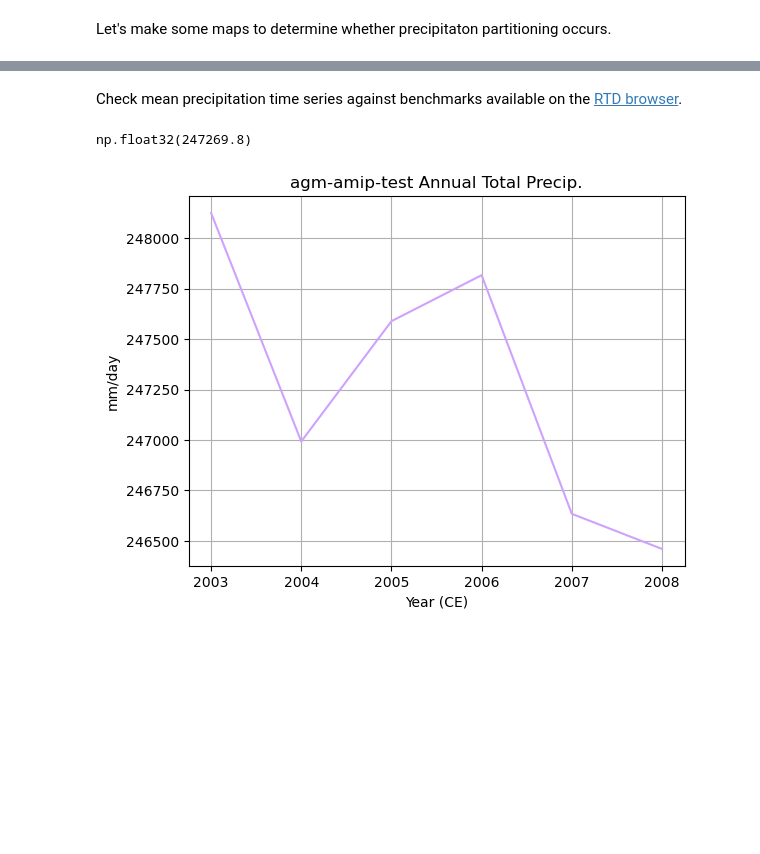
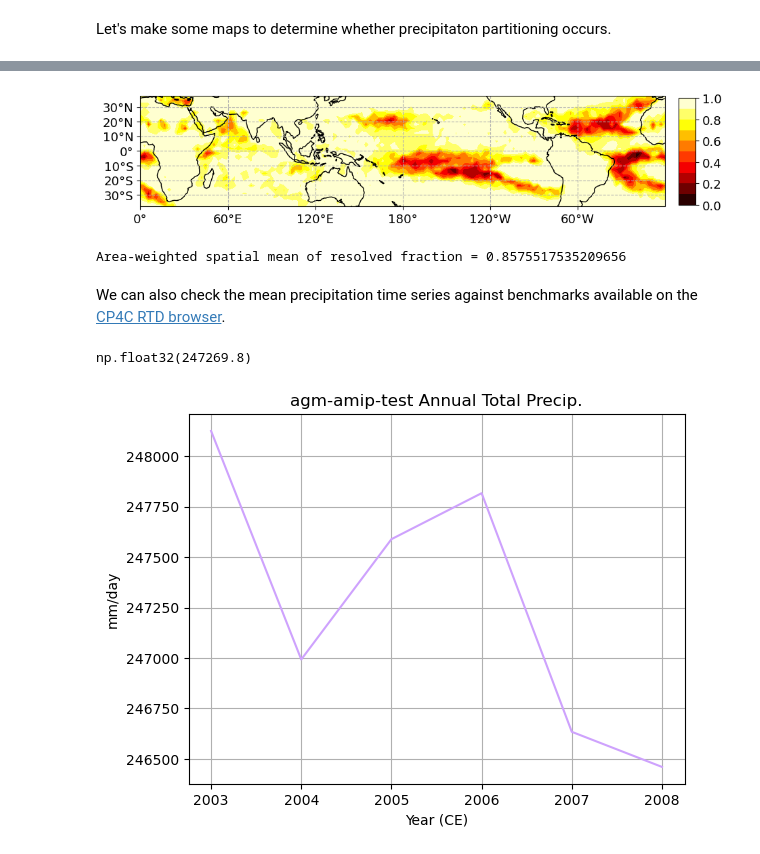
Before and after one commit to ageorgemorgan/epe-analysis, a Jupyter notebook: amip_test_epe.ipynb, the cells around one changed output, grey strips where cells are left out. Cells and saved outputs as stored; diff of their text form; code cells hidden in the pictures; blank space fills up the shorter version.

```diff
--- a/amip_test_epe.ipynb
+++ b/amip_test_epe.ipynb
@@ -206,3 +108,80 @@ Area-weighted spatial mean of resolved fraction = 0.8575066924095154
+# %%
+tropical_halfwidth = 40.
+
+def get_resolved_ep_fraction_in_tropics(
+        # da_pr,
+        # da_prr,
+        da_epr,
+        da_eprr,
+        ds_areacell,
+        tropical_halfwidth = 23.4,
+):
+    """
+    Get the fraction of convective precipitation in the tropics
+    """
+    conv = MM_PER_H_TO_MM_PER_D_CONVERSION_FACTOR
+
+    # climatology_das = [
+    #     da.mean(dim = "time") for da in [da_pr, da_prr]
+    # ]
+
+    pr_min = 1. # mm/day
+    extreme_das = [
+        da_epr.where(da_epr > pr_min),
+        da_eprr.where(da_epr > pr_min),
+    ]
+
+    # anomaly_das = [
+    #     extreme - climatology for extreme, climatology in zip(extreme_das, climatology_das)
+    # ]
+
+    da_fraction = (extreme_das[-1] / extreme_das[0]).mean(dim = "time")
+
+    # Now get the spatial mean
+    da_fraction_spatial_mean = get_tropical_areamean(
+        da_fraction,
+        ds_areacell,
+        tropical_halfwidth = tropical_halfwidth
+    )
+    return da_fraction, da_fraction_spatial_mean
+
+da_resolved_fraction, da_resolved_fraction_spatial_mean = get_resolved_ep_fraction_in_tropics(
+     da_epr,
+     da_eprr,
+     ds_areacella,
+     tropical_halfwidth = tropical_halfwidth,
+)
+
+field_vals, lon_plt, lat_plt = process_for_map(da_resolved_fraction)
+draw_global_map(
+        lon_plt,
+        lat_plt,
+        field_vals,
+        title = None,
+        filled = True,
+        show_fig = True,
+        save_fig = True,
+        levels = 10,
+        bbox = [0, 360, -tropical_halfwidth + 2, tropical_halfwidth - 2],
+        cmap = "hot",
+        cbar_params = [0.92, 0.23, 0.025, 0.525], # position, upper offset, width, cbar length
+        xtickdelta = 60,
+        ytickdelta = 10,
+        figsize = (10, 3),
+        vmin = 0,
+        vmax = 1.0,
+        draw_labels = False,
+        label_contours = False,
+        remove_cbar = False,
+        fig = None,
+        projection = ccrs.PlateCarree(central_longitude = 180),
+        outfilename = base_outfile_str + "_resolved_fraction" + ".png",
+)
+
+print(f"Area-weighted spatial mean of resolved fraction = {da_resolved_fraction_spatial_mean}")
+# %% [output]
+[figure, added]
+Area-weighted spatial mean of resolved fraction = 0.8575517535209656
 # %% [markdown]
-Check mean precipitation time series against benchmarks available on the [RTD browser](http://206.12.97.61:8500/).
+We can also check the mean precipitation time series against benchmarks available on the [CP4C RTD browser](http://206.12.97.61:8500/).
 # %%
```
Also changed, not shown: parts of 15 cells of this notebook.
